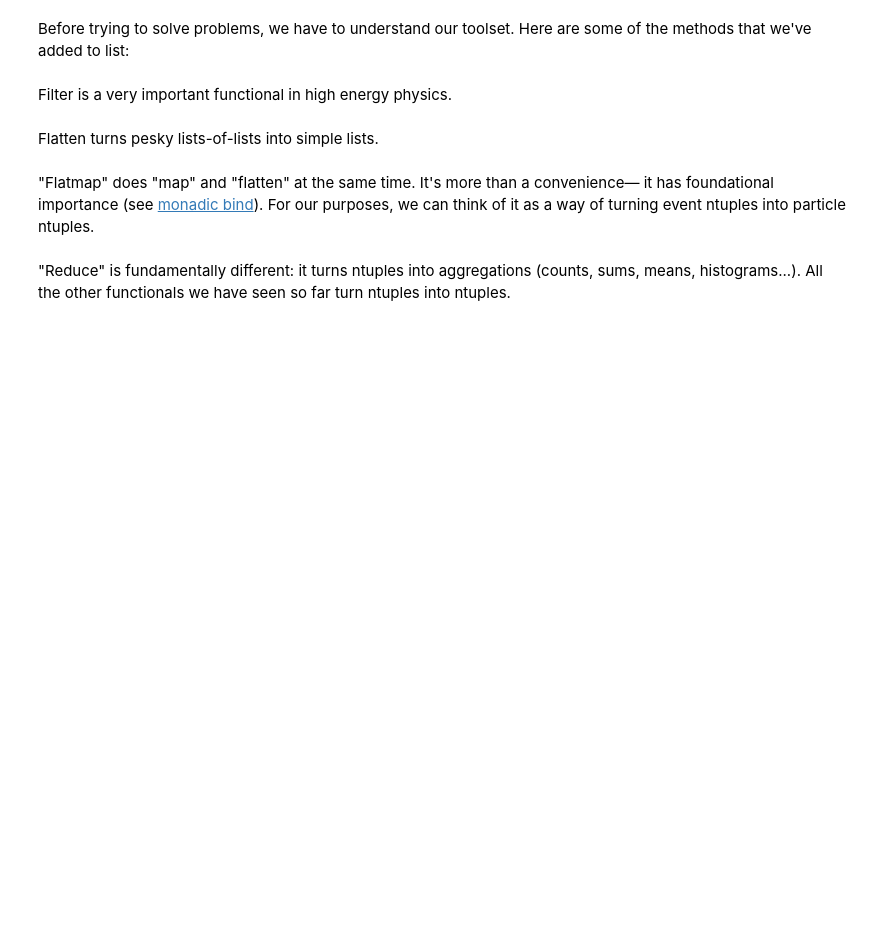
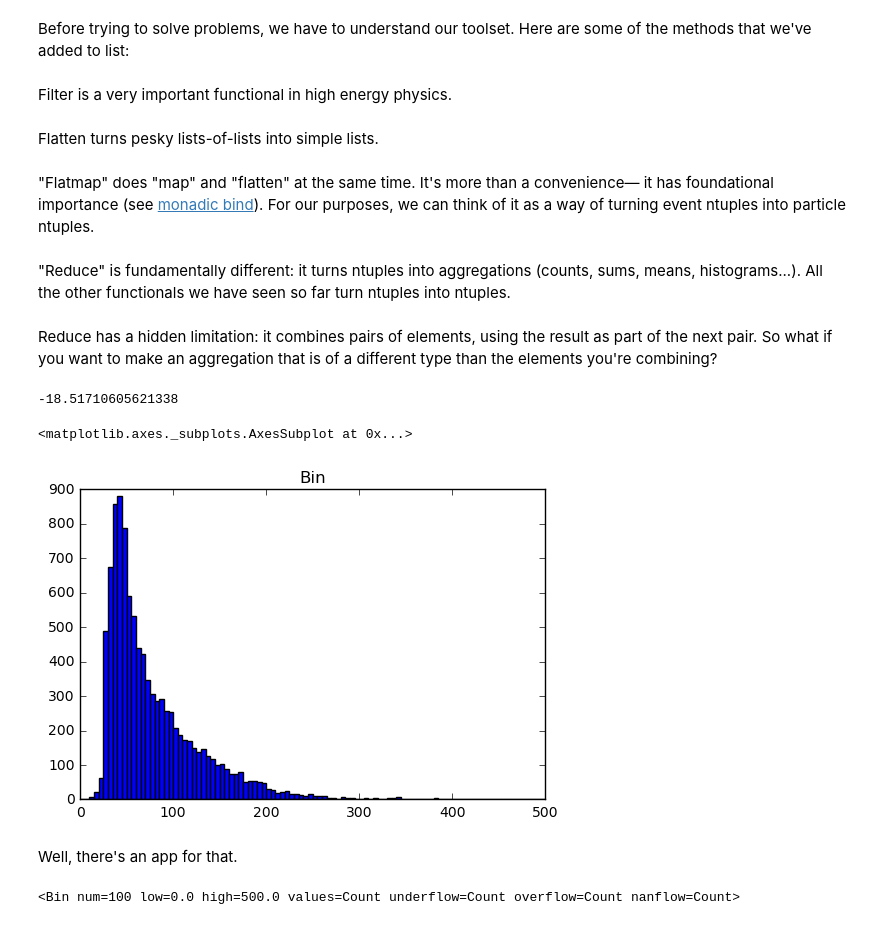
Before and after one commit to jpivarski-talks/codas-functional-programming, a Jupyter notebook: nb2-functional-playground.ipynb, the cells around one changed output. Saved outputs shown, nothing was run; the diff lists cells and outputs as text; code cells hidden in the pictures; blank space fills up the shorter version.

```diff
--- a/nb2-functional-playground.ipynb
+++ b/nb2-functional-playground.ipynb
@@ -62,3 +62,36 @@ def averageOnTheFly(x, y):
     wx, x = x
     wy, y = y
     return (wx + wy), (wx*x + wy*y)/(wx + wy)
+# %% [markdown]
+Reduce has a hidden limitation: it combines pairs of elements, using the result as part of the next pair. So what if you want to make an aggregation that is of a different type than the elements you're combining?
+# %%
+events.flatmap(lambda ev: ev.muons).take(2).reduce(lambda mu1, mu2: mu1.px + mu2.px)
+# %% [output]
+-18.51710605621338
+# %%
+from histogrammar import *
+from math import sqrt
+
+hist = Bin(100, 0, 500, lambda muon: sqrt(muon.px**2 + muon.py**2 + muon.pz**2))
+
+for muon in events.flatmap(lambda ev: ev.muons).take(10000):
+    hist.fill(muon)     # not functional! this statement changes "hist"
+
+hist.plot.matplotlib()
+# %% [output]
+<matplotlib.axes._subplots.AxesSubplot at 0x...>
+[figure, added]
+# %% [markdown]
+Well, there's an app for that.
+# %%
+def newhist():
+    return Bin(100, 0, 500, lambda muon: sqrt(muon.px**2 + muon.py**2 + muon.pz**2))
+
+def filled(histogram, muon):
+    h = newhist()
+    h.fill(muon)
+    return histogram + h
+
+events.flatmap(lambda ev: ev.muons).take(100).aggregate(filled, zero=newhist())   # functional (but slow)
+# %% [output]
+<Bin num=100 low=0.0 high=500.0 values=Count underflow=Count overflow=Count nanflow=Count>
```
Also changed, not shown: parts of 7 cells of this notebook.
